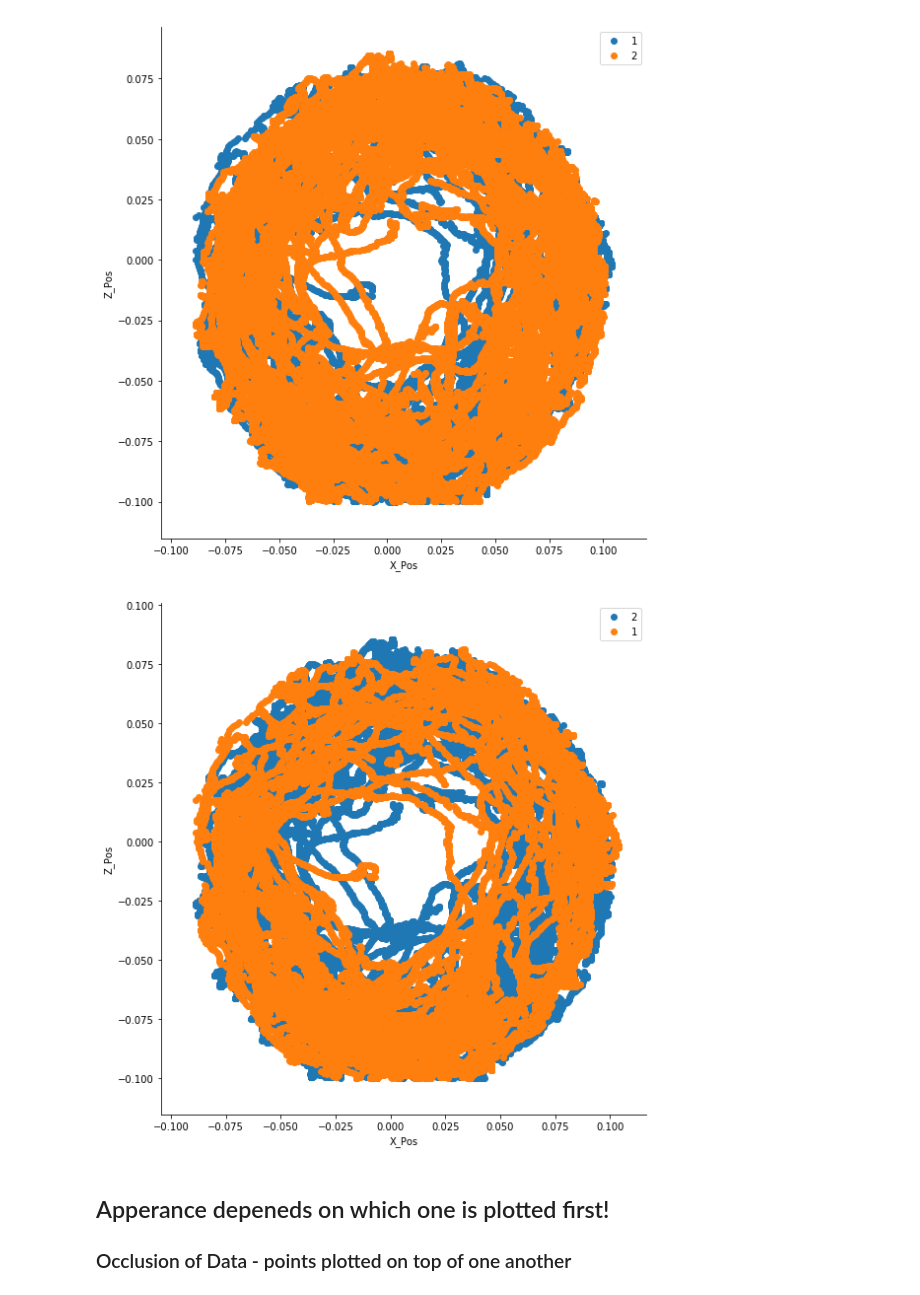
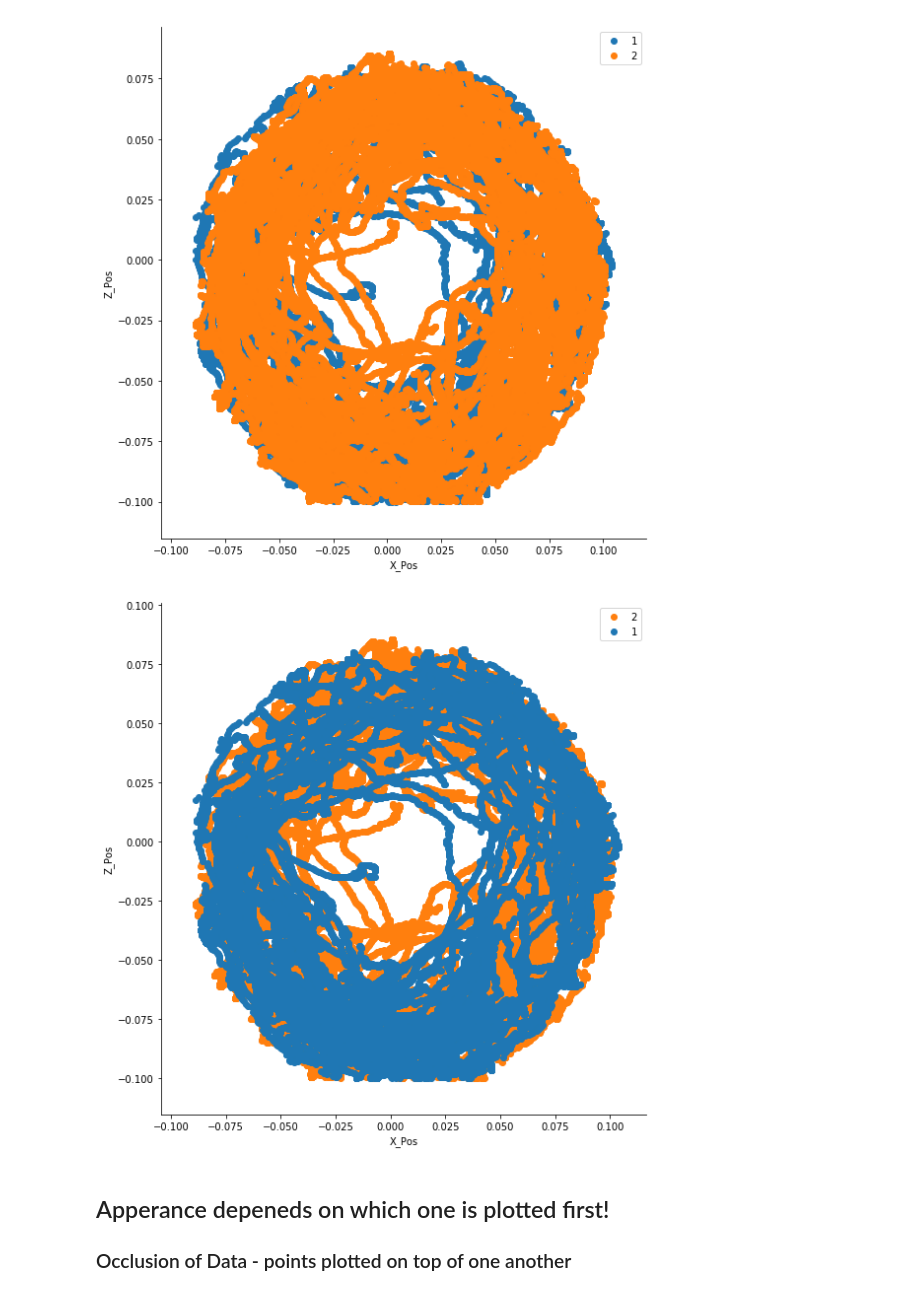
Before and after one commit to alTeska/data_visualization_talk, a Jupyter notebook: data_talk.ipynb, the cells around one changed output. Drawn from its saved outputs; the diff is of its cells as text; code cells hidden in the pictures.

```diff
--- a/data_talk.ipynb
+++ b/data_talk.ipynb
@@ -220,11 +242,11 @@ plt.legend();
 # %% [output]
 [figure]
 # %%
-g = sns.FacetGrid(data=rat2, size=8, hue='session_id', hue_order=[2,1], col_order=['orange', 'blue'])
+g = sns.FacetGrid(data=rat2, size=8, hue='session_id', hue_order=[2,1], palette=["C1", "C0"] )
 g.map(plt.scatter,'X_Pos','Z_Pos');
 plt.legend();
 # %% [output]
-[figure, old version]
+[figure, new version]
 # %% [markdown]
 ## Apperance depeneds on which one is plotted first!
 ### Occlusion of Data - points plotted on top of one another
```
Also changed, not shown: parts of 43 cells of this notebook, 1 other file.
